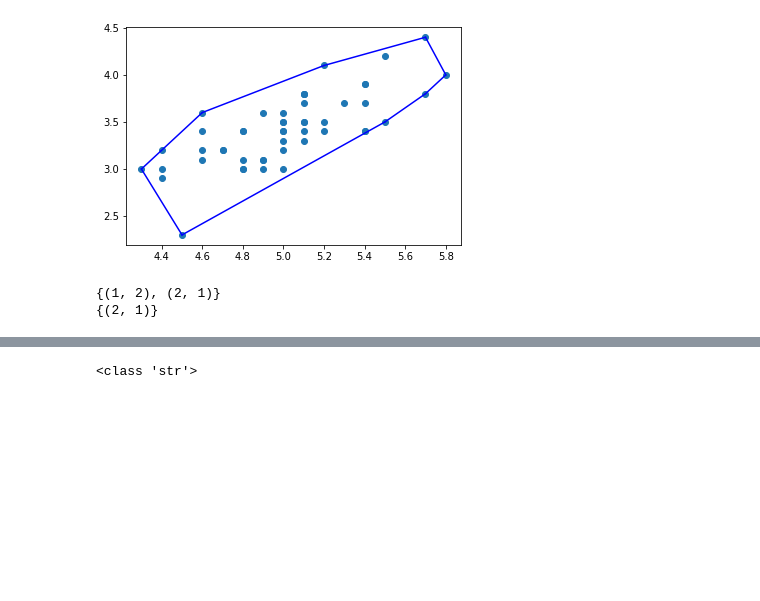
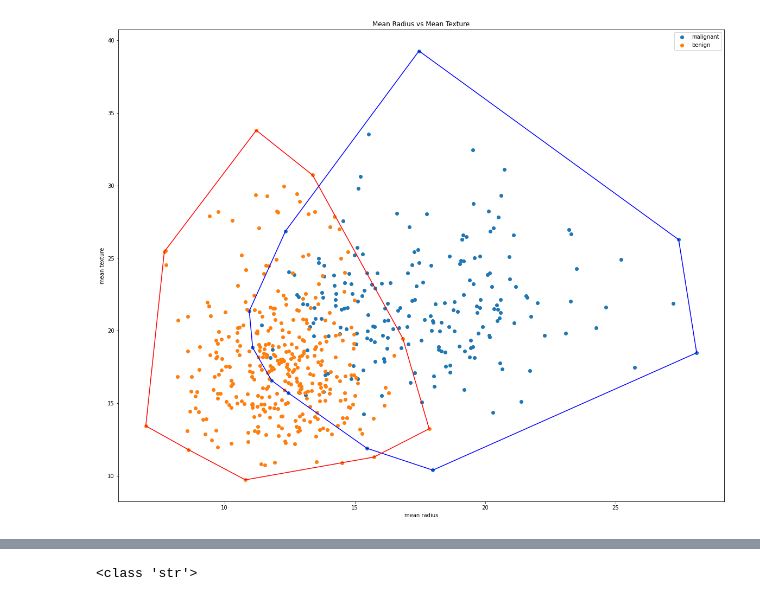
Before and after one commit to firizky29/convex-hull, a Jupyter notebook: src/build.ipynb, the cells around one changed output, grey strips where cells are left out. Saved outputs shown, nothing was run; the diff lists cells and outputs as text; code cells hidden in the pictures; blank space fills up the shorter version.

```diff
--- a/src/build.ipynb
+++ b/src/build.ipynb
@@ -80,0 +66,5 @@ def mxNode(points, iter, p1, p2):
+# %%
+def dist(pt1, pt2):
+    x1, y1 = pt1
+    x2, y2 = pt2
+    return np.hypot((x1-x2), (y1-y2))
@@ -81,3 +78,18 @@ def mxNode(points, iter, p1, p2):
+# %%
+def mxNode(points, iter, p1, p2):
+    def comp(pt1, pt2):
+        len1 = getDist(pt1, p1, p2)
+        len2 = getDist(pt2, p1, p2)
+        theta1 = getAngel(pt1, p1, p2, len1)
+        theta2 = getAngel(pt1, p1, p2, len2)
+        if(np.abs(len1-len2)<=1e-9):
+            if(theta1 == None or theta2 == None):
+                return p1[1] < p2[1]
+            return theta1 < theta2
+        else:
+            return len1<len2
+    _, mx = minmax(points, iter, comp)
+    return mx
 # %%
 def Hull(points, iter, p1, p2, solutions):
     if(len(iter)):
@@ -107,22 +112,24 @@ def MyConvexHull(points):
     solutions = Hull(points, s2, mx, mn, solutions)
 
     return solutions
-colors = ['b','r','g']
-hull = MyConvexHull(points)
-plt.scatter(points[:, 0], points[:, 1], label=data.target_names[0])
-for simplex in hull:
-    x, y = simplex
-    plt.plot(points[simplex, 0], points[simplex, 1], colors[0])
-# %% [output]
-[figure, removed]
-# %%
-sx = set([(1,2), (2, 1)])
-def change(sx):
-    sx.remove((1,2))
-print(sx)
-change(sx)
-print(sx)
-# %% [output]
-{(1, 2), (2, 1)}
-{(2, 1)}
+# %%
+def plotHull(data, x=0, y=1):
+    plt.figure(figsize = (20, 16))
+    colors = ['blue','red','green','yellow', 'azure', 'lime', 'darkgreen', 'black', 'cyan', 'aqua','pink', 'crimson']
+    plt.title(data.feature_names[x].title() + ' vs ' + data.feature_names[y].title())
+    plt.xlabel(data.feature_names[x])
+    plt.ylabel(data.feature_names[y])
+    for i in range (len(data.target_names)):
+        bucket = df[df['Target'] == i]
+        bucket = bucket.iloc[:,[x, y]].values
+        hull = MyConvexHull(np.array(bucket))
+        plt.scatter(bucket[:, 0], bucket[:, 1], label=data.target_names[i])
+        for simplex in hull:
+            plt.plot(bucket[simplex, 0], bucket[simplex, 1], colors[i%12])
+    plt.legend()
+
+
+plotHull(data)
+# %% [output]
+[figure, added]
 # %%
```
Also changed, not shown: parts of 10 cells of this notebook.
